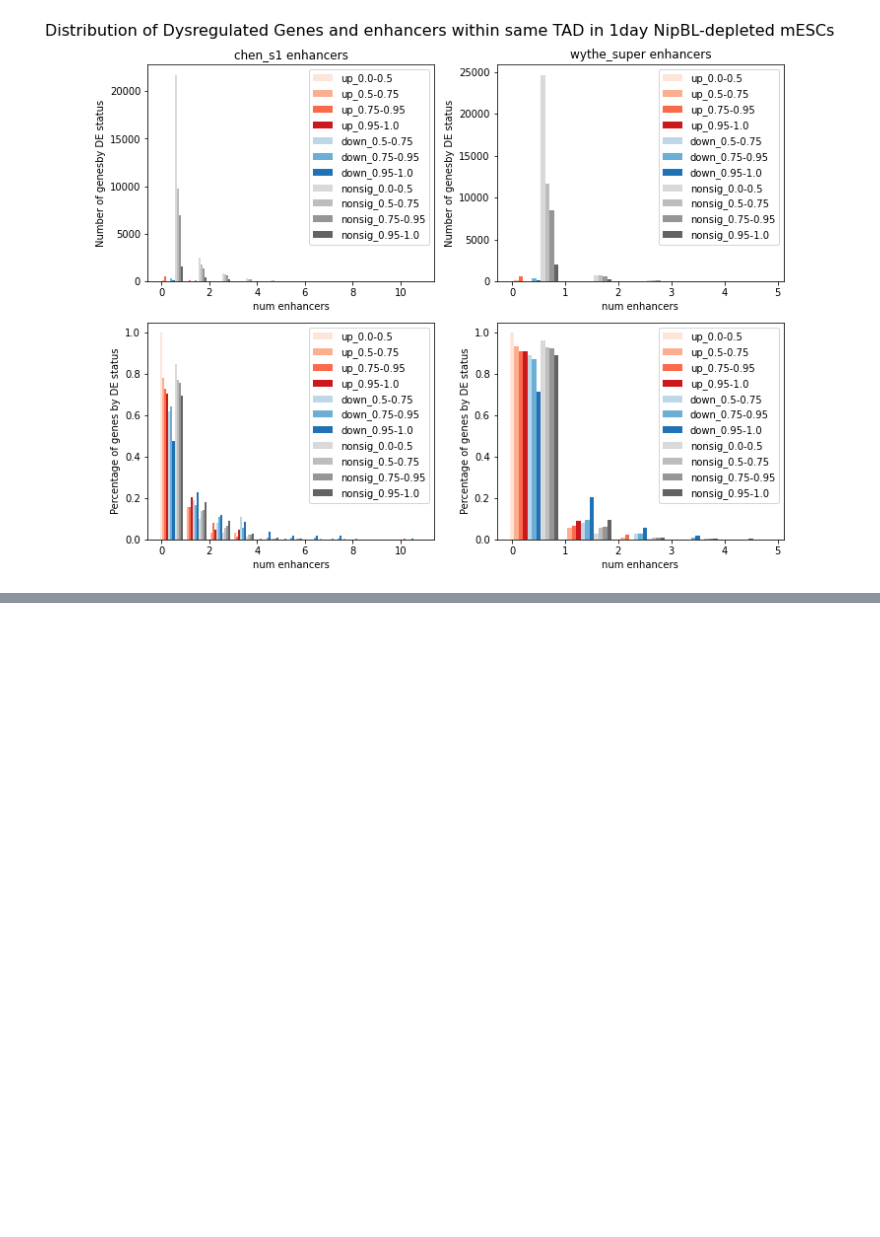
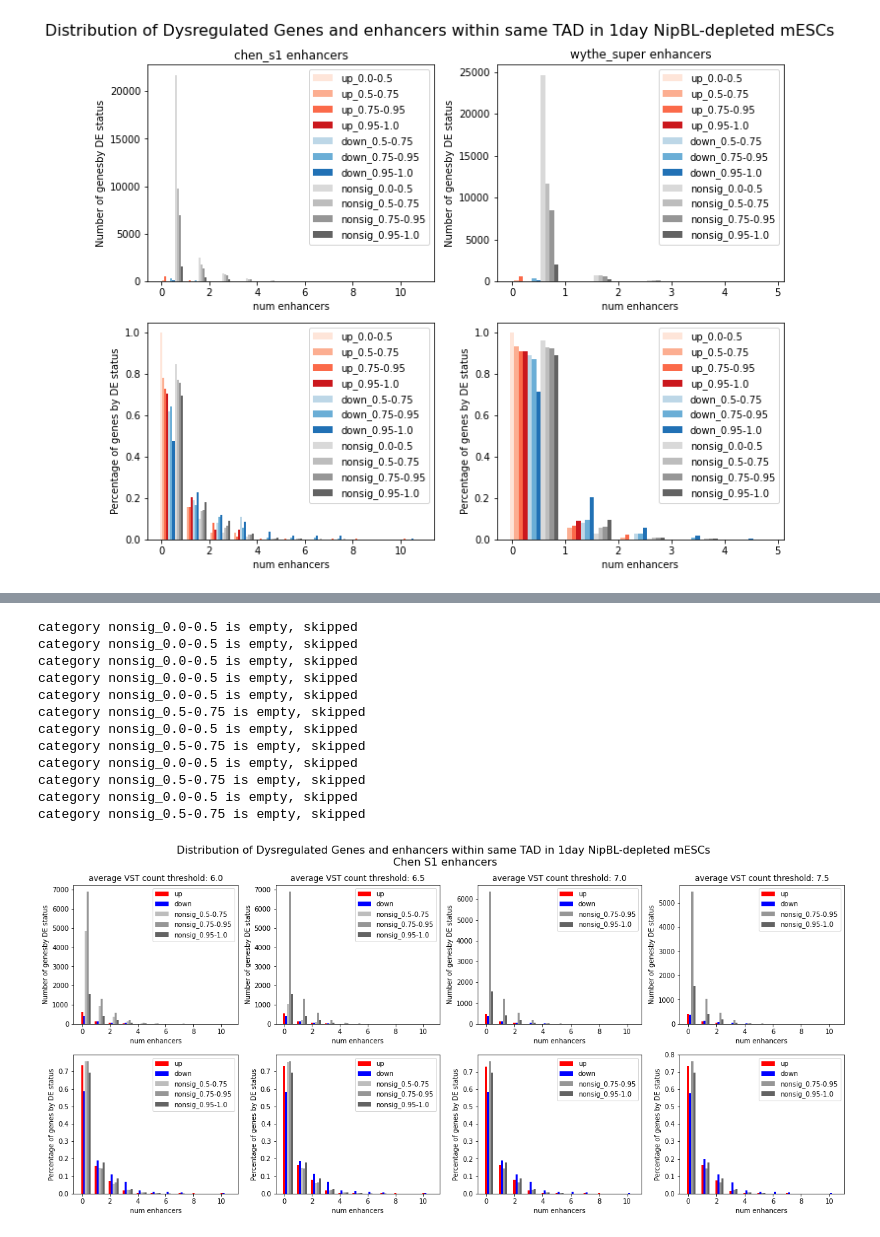
Before and after one commit to Bozhie/transcription_3Dfolding, a Jupyter notebook: transcription_3dfolding/transcription_data_analysis/20221029_expression_threshold.ipynb, the cells around one changed output, grey strips where cells are left out. Cells and saved outputs as stored; diff of their text form; code cells hidden in the pictures; blank space fills up the shorter version.

```diff
--- a/transcription_3dfolding/transcription_data_analysis/20221029_expression_threshold.ipynb
+++ b/transcription_3dfolding/transcription_data_analysis/20221029_expression_threshold.ipynb
@@ -329,0 +401,51 @@ Name: DE_status, dtype: int64
+# %%
+thresholds = [6.0, 6.5, 7.0, 7.5]
+
+fig, axs = plt.subplots(2, 4, figsize=(17, 8))
+fig.suptitle(('Distribution of Dysregulated Genes and '
+             'enhancers within same TAD in 1day NipBL-depleted mESCs'
+             '\n Chen S1 enhancers'),
+             fontsize=16)
+
+chen_s1_enhancer_df = flt.get_enhancer_bioframe(enhancers['chen_s1'])
+
+for cutoff, axi in zip(thresholds, np.arange(axs.shape[1])):
+
+    # Annotate number of enhancers within the tad
+    df = tad_mid_df.copy()
+
+    enhancer_df = chen_s1_enhancer_df
+    df['num_enhancers'] = bf.count_overlaps(df, enhancer_df)['count']
+
+    cut = (nonsig_quant_df['avg_vst_counts'] > cutoff)
+
+    pfn.group_features_by_region(df,
+                                 nonsig_quant_df[cut],
+                                 feature_category_colors=category_colormap,
+                                 plot_title='average VST count threshold: {}'.format(cutoff),
+                                 ax=axs[0, axi]
+                                )
+
+    pfn.distribution_features_by_region(df,
+                                        nonsig_quant_df[cut],
+                                        plot_title='',
+                                        feature_category_colors=category_colormap,
+                                        ax=axs[1, axi]
+                                       )
+
+plt.tight_layout()
+plt.show()
+# %% [output]
+category nonsig_0.0-0.5 is empty, skipped
+category nonsig_0.0-0.5 is empty, skipped
+category nonsig_0.0-0.5 is empty, skipped
+category nonsig_0.0-0.5 is empty, skipped
+category nonsig_0.0-0.5 is empty, skipped
+category nonsig_0.5-0.75 is empty, skipped
+category nonsig_0.0-0.5 is empty, skipped
+category nonsig_0.5-0.75 is empty, skipped
+category nonsig_0.0-0.5 is empty, skipped
+category nonsig_0.5-0.75 is empty, skipped
+category nonsig_0.0-0.5 is empty, skipped
+category nonsig_0.5-0.75 is empty, skipped
+[figure, added]
```
Also changed, not shown: parts of 9 cells of this notebook, 1 other file.
